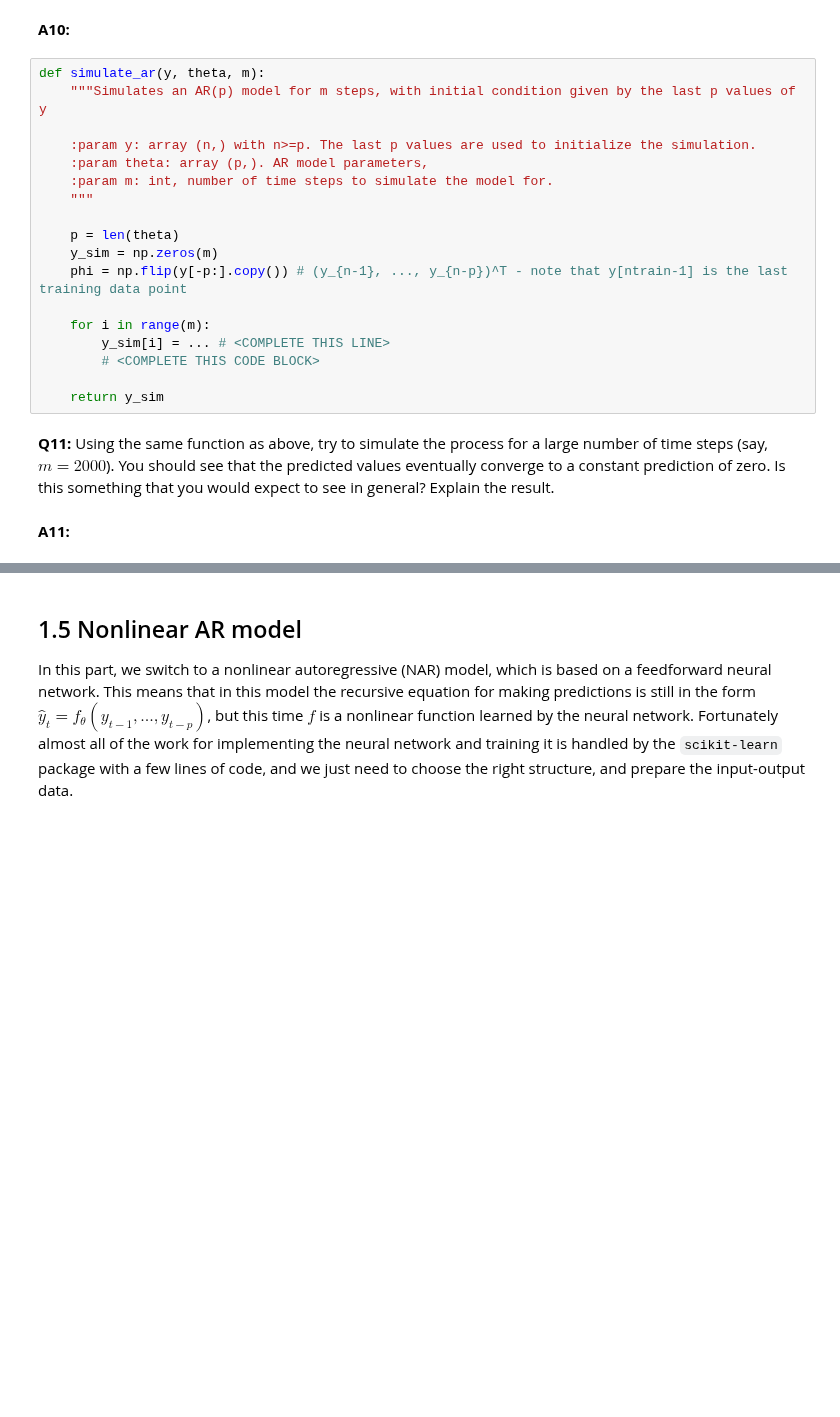
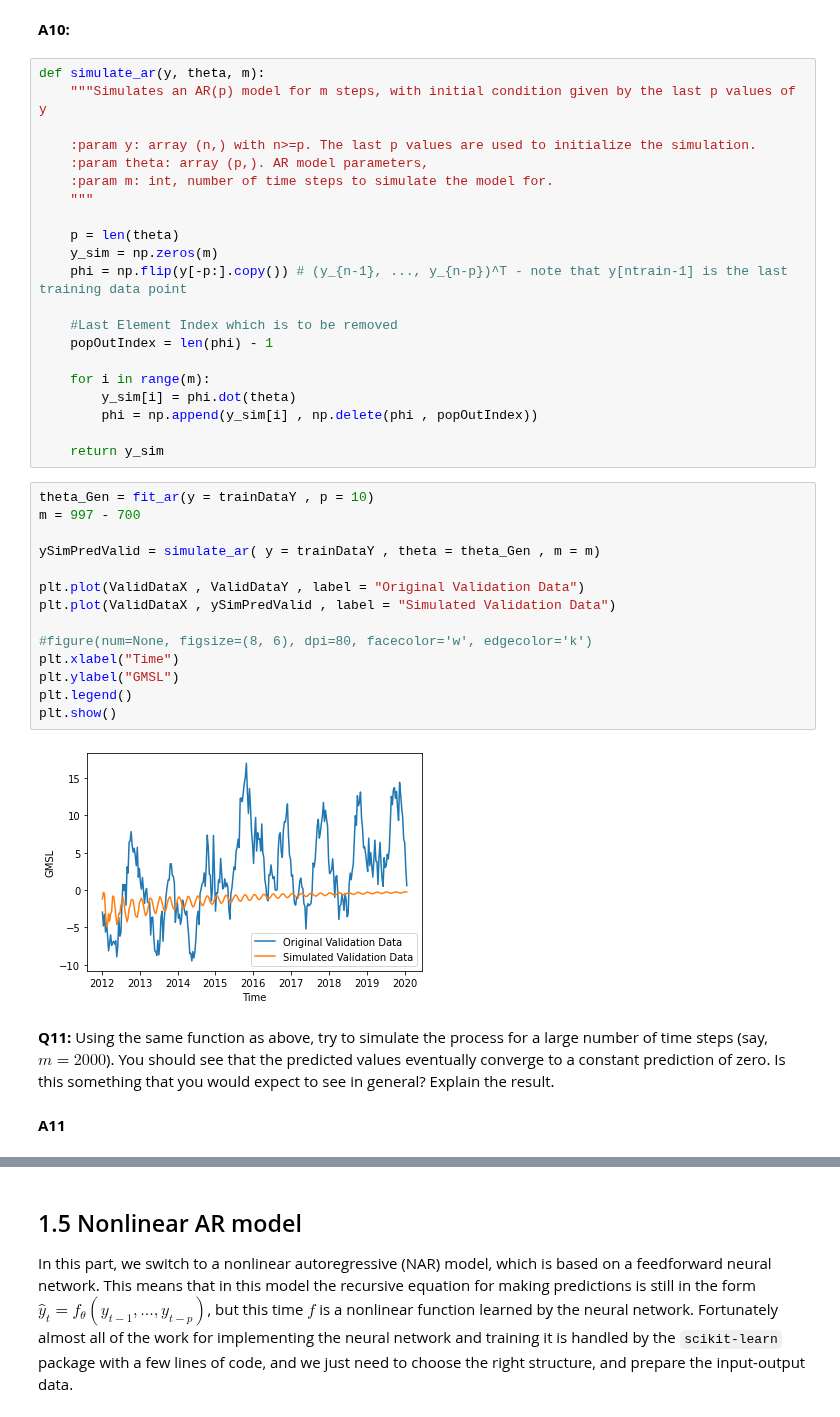
Before and after one commit to amannayak/Time-Series-and-Sequence-Analysis, a Jupyter notebook: Task1/tssl_lab1.ipynb, the cells around one changed output, grey strips where cells are left out. Drawn from its saved outputs; the diff is of its cells as text; blank space fills up the shorter version.

```diff
--- a/Task1/tssl_lab1.ipynb
+++ b/Task1/tssl_lab1.ipynb
@@ -338,12 +338,31 @@ def simulate_ar(y, theta, m):
     y_sim = np.zeros(m)
     phi = np.flip(y[-p:].copy()) # (y_{n-1}, ..., y_{n-p})^T - note that y[ntrain-1] is the last training data point
 
+    #Last Element Index which is to be removed
+    popOutIndex = len(phi) - 1
+
     for i in range(m):
-        y_sim[i] = ... # <COMPLETE THIS LINE>
-        # <COMPLETE THIS CODE BLOCK>
+        y_sim[i] = phi.dot(theta)
+        phi = np.append(y_sim[i] , np.delete(phi , popOutIndex))
 
     return y_sim
+# %%
+theta_Gen = fit_ar(y = trainDataY , p = 10)
+m = 997 - 700
+
+ySimPredValid = simulate_ar( y = trainDataY , theta = theta_Gen , m = m)
+
+plt.plot(ValidDataX , ValidDataY , label = "Original Validation Data")
+plt.plot(ValidDataX , ySimPredValid , label = "Simulated Validation Data")
+
+#figure(num=None, figsize=(8, 6), dpi=80, facecolor='w', edgecolor='k')
+plt.xlabel("Time")
+plt.ylabel("GMSL")
+plt.legend()
+plt.show()
+# %% [output]
+[figure, added]
 # %% [markdown]
 **Q11:** Using the same function as above, try to simulate the process for a large number of time steps (say, $m=2000$). You should see that the predicted values eventually converge to a constant prediction of zero. Is this something that you would expect to see in general? Explain the result.
 # %% [markdown]
-**A11:**
+**A11**
```
Also changed, not shown: parts of 2 cells of this notebook.
